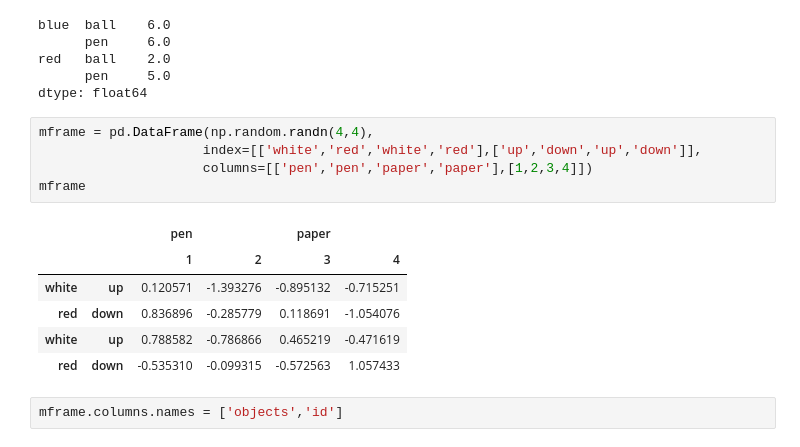
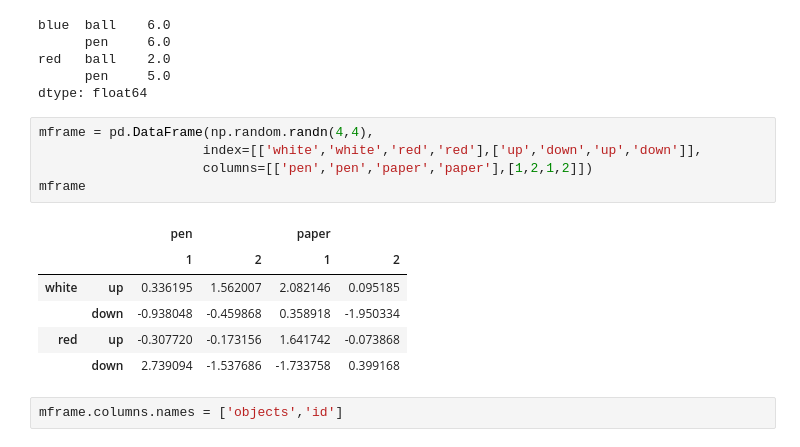
Before and after one commit to zhangminvip/python_data_analytics, a Jupyter notebook: dataframe_test.ipynb, the cells around one changed output. Cells and saved outputs as stored; diff of their text form.

```diff
--- a/dataframe_test.ipynb
+++ b/dataframe_test.ipynb
@@ -749,16 +749,16 @@ red   ball    2.0
 dtype: float64
 # %%
 mframe = pd.DataFrame(np.random.randn(4,4),
-                     index=[['white','red','white','red'],['up','down','up','down']],
-                     columns=[['pen','pen','paper','paper'],[1,2,3,4]])
+                     index=[['white','white','red','red'],['up','down','up','down']],
+                     columns=[['pen','pen','paper','paper'],[1,2,1,2]])
 mframe
 # %% [output]
 |  |  | pen |  | paper |  |
-|  |  | 1 | 2 | 3 | 4 |
-| white | up | 0.120571 | -1.393276 | -0.895132 | -0.715251 |
-| red | down | 0.836896 | -0.285779 | 0.118691 | -1.054076 |
-| white | up | 0.788582 | -0.786866 | 0.465219 | -0.471619 |
-| red | down | -0.535310 | -0.099315 | -0.572563 | 1.057433 |
+|  |  | 1 | 2 | 1 | 2 |
+| white | up | 0.336195 | 1.562007 | 2.082146 | 0.095185 |
+|  | down | -0.938048 | -0.459868 | 0.358918 | -1.950334 |
+| red | up | -0.307720 | -0.173156 | 1.641742 | -0.073868 |
+|  | down | 2.739094 | -1.537686 | -1.733758 | 0.399168 |
 # %%
 mframe.columns.names = ['objects','id']
 # %%
```
Also changed, not shown: parts of 3 cells of this notebook.
